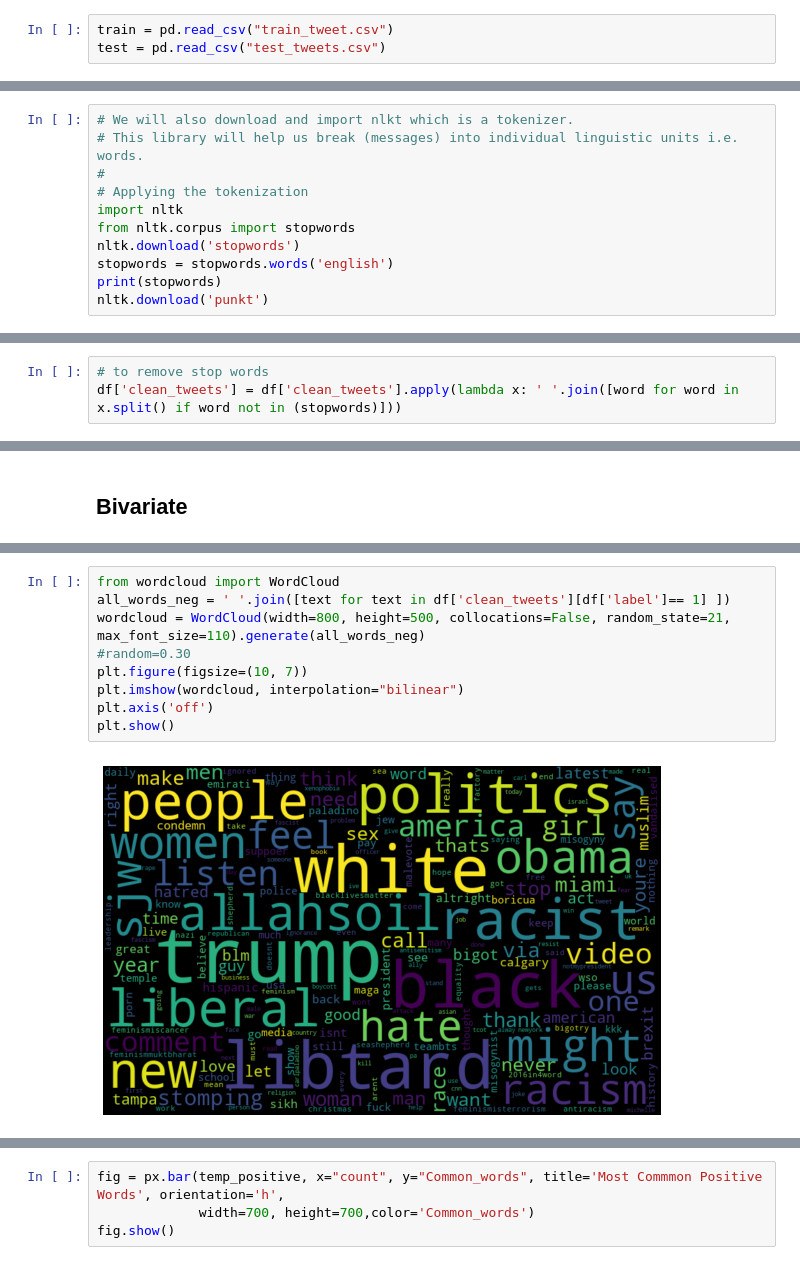
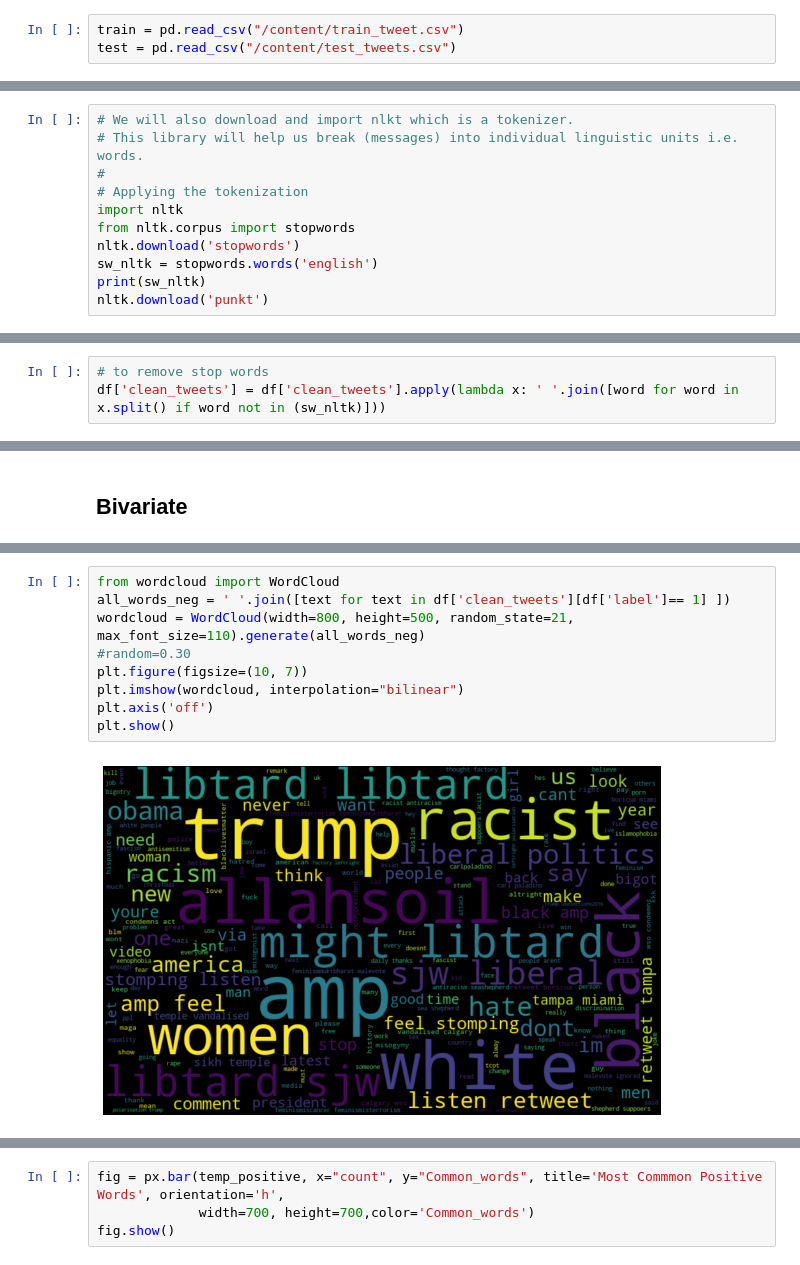
Before and after one commit to DevTedd/Capstone-Project-Moringa---NLP, a Jupyter notebook: Copy_of_Copy_of_Edited_Pro_Dev_Project_Current_17_2.ipynb, the cells around one changed output, grey strips where cells are left out. Drawn from its saved outputs; the diff is of its cells as text.

```diff
--- a/Copy_of_Copy_of_Edited_Pro_Dev_Project_Current_17_2.ipynb
+++ b/Copy_of_Copy_of_Edited_Pro_Dev_Project_Current_17_2.ipynb
@@ -37,8 +37,8 @@ import string
 from wordcloud import WordCloud
 warnings.filterwarnings('ignore')
 # %%
-train = pd.read_csv("train_tweet.csv")
-test = pd.read_csv("test_tweets.csv")
+train = pd.read_csv("/content/train_tweet.csv")
+test = pd.read_csv("/content/test_tweets.csv")
 # %%
 train.head(10)
 # %% [output]
@@ -212,8 +212,8 @@ df.head(12)
 import nltk
 from nltk.corpus import stopwords
 nltk.download('stopwords')
-stopwords = stopwords.words('english')
-print(stopwords)
+sw_nltk = stopwords.words('english')
+print(sw_nltk)
 nltk.download('punkt')
 # %% [output]
 [nltk_data] Downloading package stopwords to /root/nltk_data...
@@ -233,5 +225,5 @@ stopwords.extend(CustomListofWordstoExclude2)
 # %%
 # to remove stop words
-df['clean_tweets'] = df['clean_tweets'].apply(lambda x: ' '.join([word for word in x.split() if word not in (stopwords)]))
+df['clean_tweets'] = df['clean_tweets'].apply(lambda x: ' '.join([word for word in x.split() if word not in (sw_nltk)]))
 # %%
 #tweets_space = [tweet for word in df.split() if word.lower() not in sw_spacy]
@@ -411,14 +397,14 @@ fig.show()
 # %%
 from wordcloud import WordCloud
 all_words_neg = ' '.join([text for text in df['clean_tweets'][df['label']== 1] ])
-wordcloud = WordCloud(width=800, height=500, collocations=False, random_state=21, max_font_size=110).generate(all_words_neg)
+wordcloud = WordCloud(width=800, height=500, random_state=21, max_font_size=110).generate(all_words_neg)
 #random=0.30
 plt.figure(figsize=(10, 7))
 plt.imshow(wordcloud, interpolation="bilinear")
 plt.axis('off')
 plt.show()
 # %% [output]
-[figure, old version]
+[figure, new version]
 # %%
 #Selecting the positive tweets
 positive_tweets = df_eda[df_eda['label']== 0]
```
Also changed, not shown: parts of 47 cells of this notebook.
